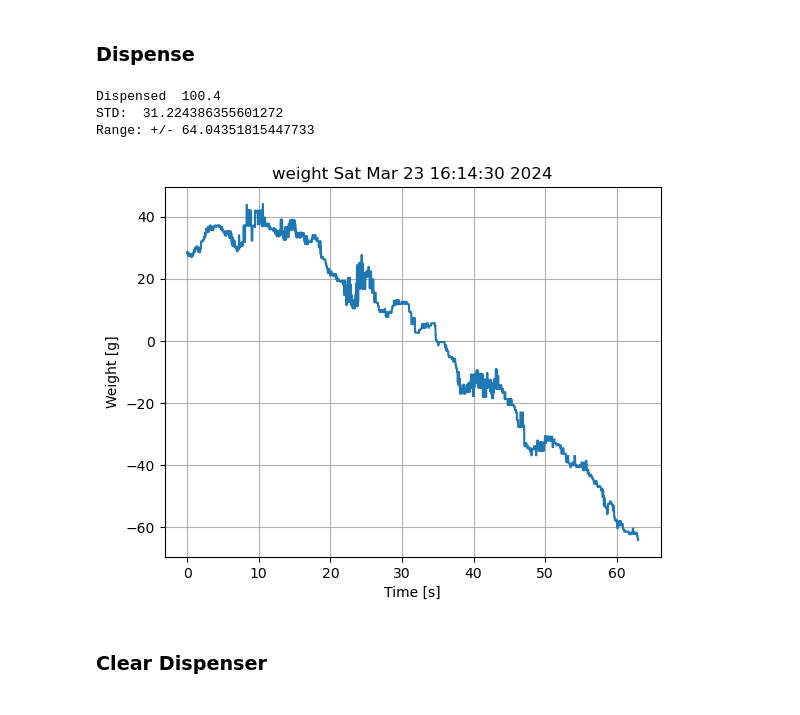
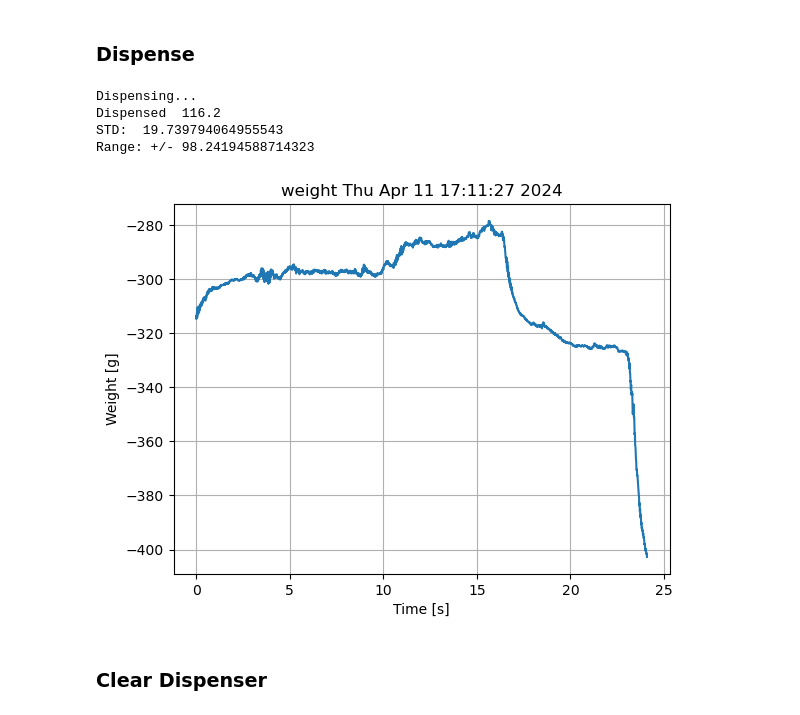
Before and after one commit to rileyhernandez/dispenser, a Jupyter notebook: dispenser.ipynb, the cells around one changed output. Cells and saved outputs as stored; diff of their text form; code cells hidden in the pictures.

```diff
--- a/dispenser.ipynb
+++ b/dispenser.ipynb
@@ -77,12 +128,13 @@ d.plot_spec()
 # %% [markdown]
 ### Dispense
 # %%
-await d.dispense(serving=100, samples=100, sample_rate=50, rpm=300, offset=8, let_pass=3)
+await d.dispense(serving=115, sample_rate=200, cutoff=0.5, rpm=500, offset=28, let_pass=3)
 # %% [output]
-Dispensed  100.4
-STD:  31.224386355601272
-Range: +/- 64.04351815447733
+Dispensing...
+Dispensed  116.2
+STD:  19.739794064955543
+Range: +/- 98.24194588714323
-[figure, old version]
+[figure, new version]
 # %% [markdown]
 ### Clear Dispenser
 # %%
```
Also changed, not shown: parts of 16 cells of this notebook, 13 other files.
